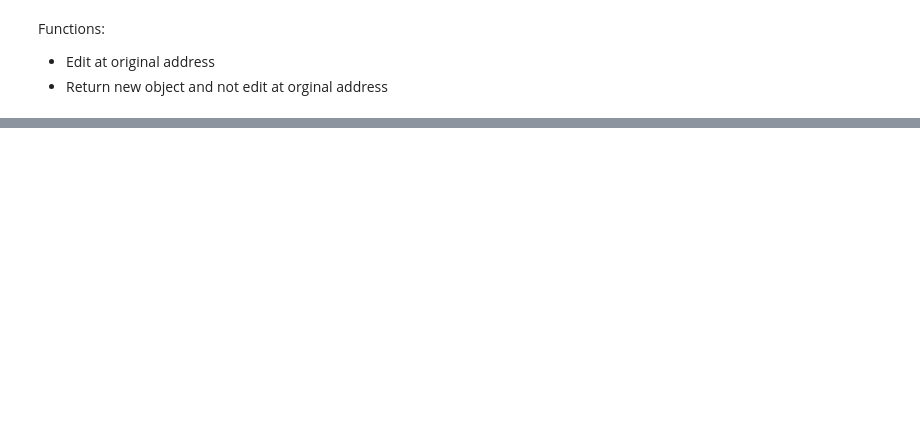
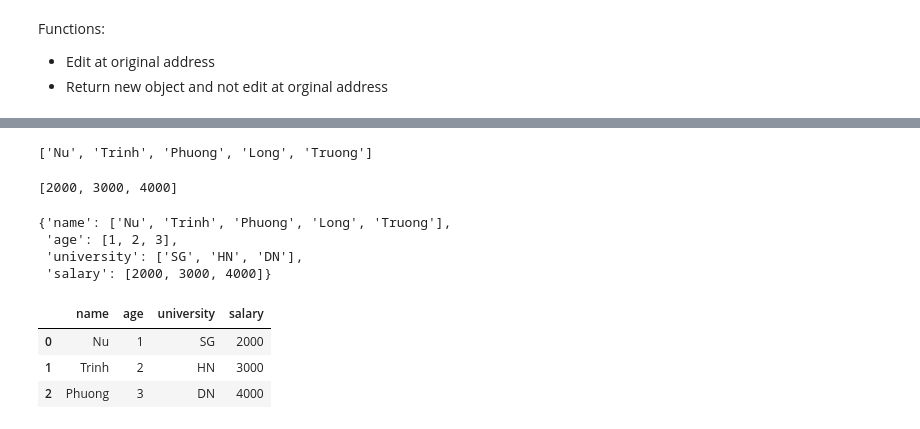
Before and after one commit to datacuriosity/MCI_Python_28S_Level_1, a Jupyter notebook: Lectures/live_lecture_01+02.ipynb, the cells around one changed output, grey strips where cells are left out. Saved outputs shown, nothing was run; the diff lists cells and outputs as text; code cells hidden in the pictures; blank space fills up the shorter version.

```diff
--- a/Lectures/live_lecture_01+02.ipynb
+++ b/Lectures/live_lecture_01+02.ipynb
@@ -422,0 +790,3 @@ li[-2]
+# %%
+dict_1['name'] = ['Nu', 'Trinh', 'Phuong']
+dict_1
@@ -422,0 +797,3 @@ li[-2]
+# %%
+dict_1['name'].append('Long')
+dict_1
@@ -422,0 +804,3 @@ li[-2]
+# %%
+dict_1['name'] = ['Nu', 'Trinh', 'Phuong', 'Long', 'Truong']
+dict_1
@@ -422,0 +835,17 @@ li[-2]
+# %%
+dict_1.get('name', 'No values')
+# %% [output]
+['Nu', 'Trinh', 'Phuong', 'Long', 'Truong']
+# %%
+dict_1.setdefault('salary', [2000, 3000, 4000])
+# %% [output]
+[2000, 3000, 4000]
+# %%
+dict_1
+# %% [output]
+{'name': ['Nu', 'Trinh', 'Phuong', 'Long', 'Truong'],
+ 'age': [1, 2, 3],
+ 'university': ['SG', 'HN', 'DN'],
+ 'salary': [2000, 3000, 4000]}
+# %%
+dict_1['name'] = ['Nu', 'Trinh', 'Phuong']
@@ -422,0 +854,7 @@ li[-2]
+# %%
+pd.DataFrame(dict_1)
+# %% [output]
+|  | name | age | university | salary |
+| 0 | Nu | 1 | SG | 2000 |
+| 1 | Trinh | 2 | HN | 3000 |
+| 2 | Phuong | 3 | DN | 4000 |
```
Also changed, not shown: parts of 132 cells of this notebook.
